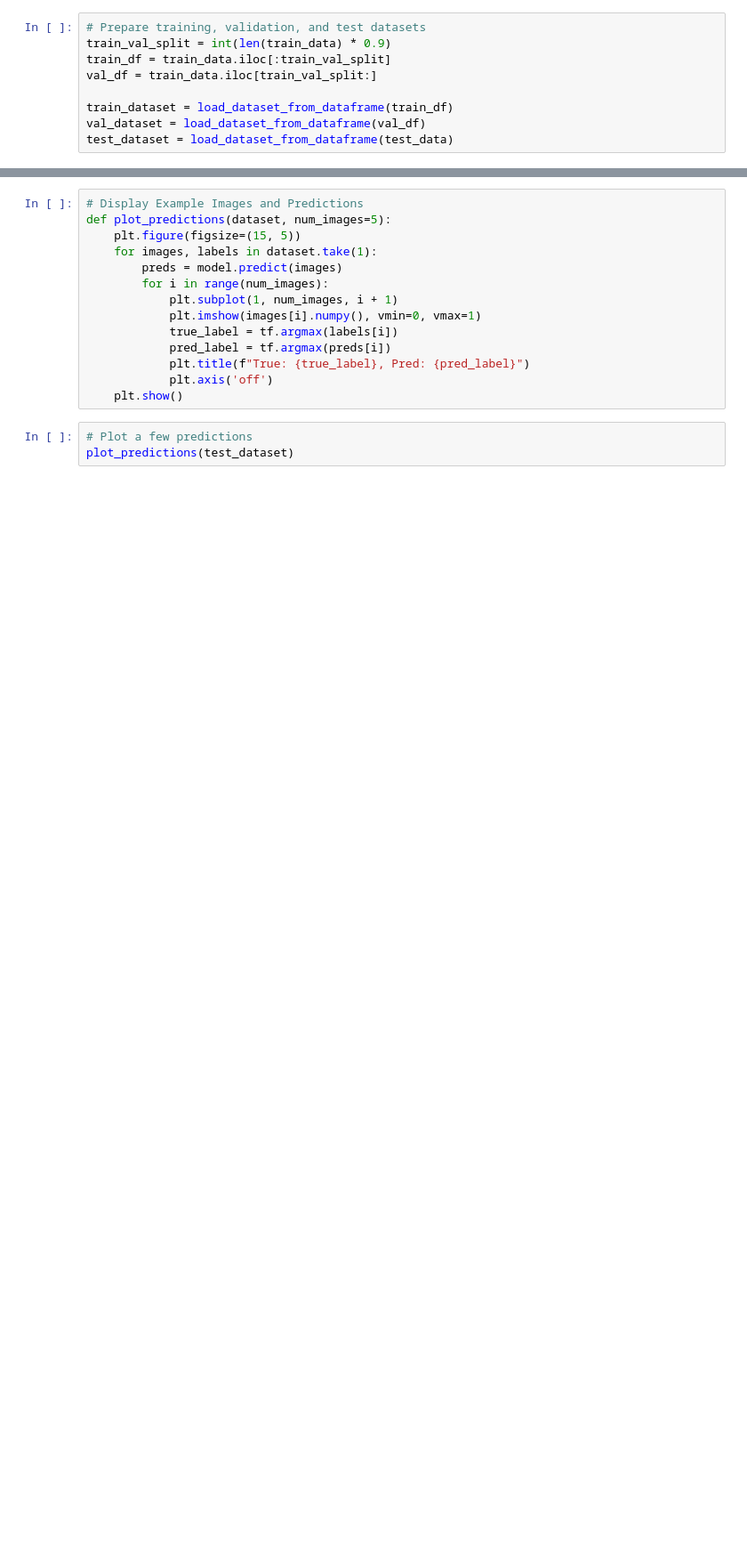
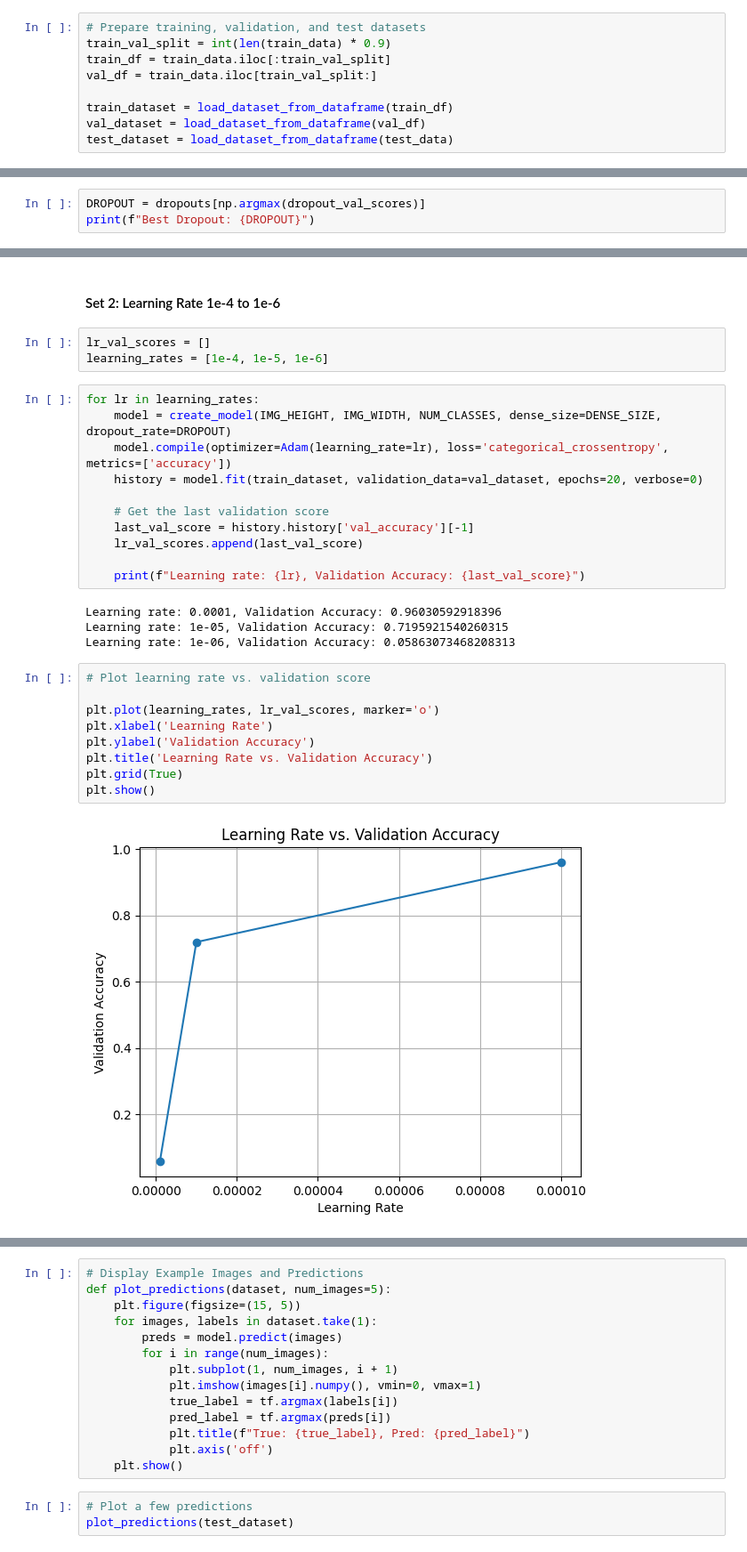
Before and after one commit to JLongStem3/Image-Detection-ASL-USD_MS_AAI-521, a Jupyter notebook: MobileNetV3_FineTuning.ipynb, the cells around one changed output, grey strips where cells are left out. Shown: that part at 89% size. Saved outputs shown, nothing was run; the diff lists cells and outputs as text; blank space fills up the shorter version.

```diff
--- a/MobileNetV3_FineTuning.ipynb
+++ b/MobileNetV3_FineTuning.ipynb
@@ -91,0 +160,3 @@ Downloading data from https://storage.googleapis.com/tensorflow/keras-applicatio
+# %%
+DROPOUT = dropouts[np.argmax(dropout_val_scores)]
+print(f"Best Dropout: {DROPOUT}")
@@ -91,0 +167,31 @@ Downloading data from https://storage.googleapis.com/tensorflow/keras-applicatio
+# %% [markdown]
+#### Set 2: Learning Rate 1e-4 to 1e-6
+# %%
+lr_val_scores = []
+learning_rates = [1e-4, 1e-5, 1e-6]
+# %%
+for lr in learning_rates:
+    model = create_model(IMG_HEIGHT, IMG_WIDTH, NUM_CLASSES, dense_size=DENSE_SIZE, dropout_rate=DROPOUT)
+    model.compile(optimizer=Adam(learning_rate=lr), loss='categorical_crossentropy', metrics=['accuracy'])
+    history = model.fit(train_dataset, validation_data=val_dataset, epochs=20, verbose=0)
+
+    # Get the last validation score
+    last_val_score = history.history['val_accuracy'][-1]
+    lr_val_scores.append(last_val_score)
+
+    print(f"Learning rate: {lr}, Validation Accuracy: {last_val_score}")
+# %% [output]
+Learning rate: 0.0001, Validation Accuracy: 0.96030592918396
+Learning rate: 1e-05, Validation Accuracy: 0.7195921540260315
+Learning rate: 1e-06, Validation Accuracy: 0.05863073468208313
+# %%
+# Plot learning rate vs. validation score
+
+plt.plot(learning_rates, lr_val_scores, marker='o')
+plt.xlabel('Learning Rate')
+plt.ylabel('Validation Accuracy')
+plt.title('Learning Rate vs. Validation Accuracy')
+plt.grid(True)
+plt.show()
+# %% [output]
+[figure, added]
```
Also changed, not shown: parts of 43 cells of this notebook.
